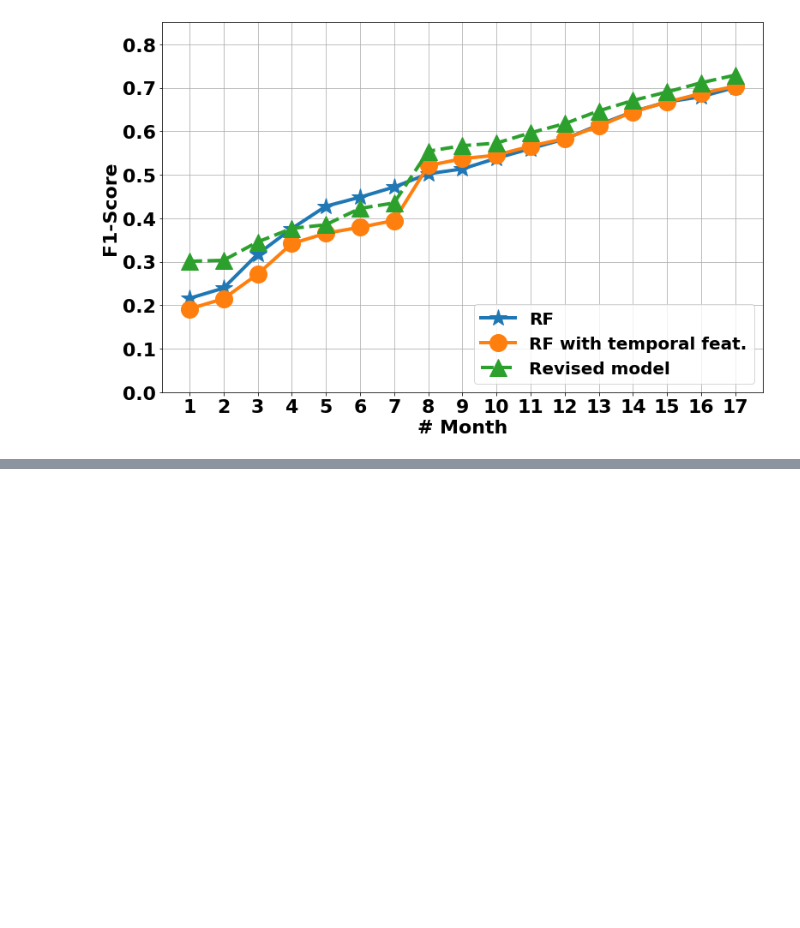
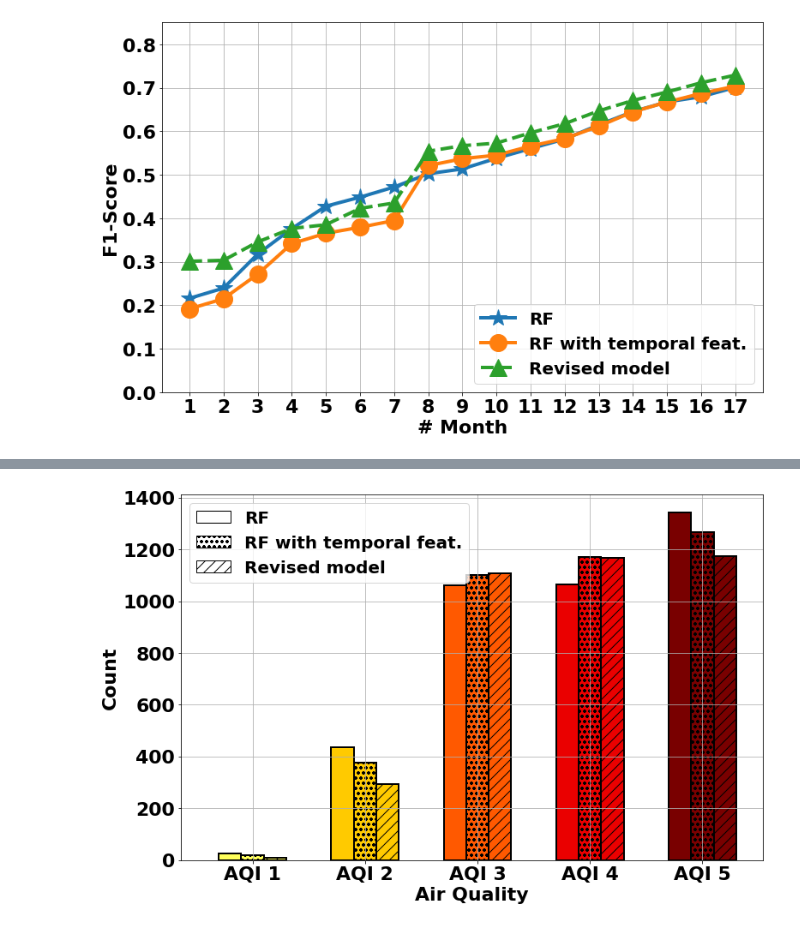
Before and after one commit to prasenjit52282/AQuaMoHo, a Jupyter notebook: plot.ipynb, the cells around one changed output, grey strips where cells are left out. Saved outputs shown, nothing was run; the diff lists cells and outputs as text; code cells hidden in the pictures; blank space fills up the shorter version.

```diff
--- a/plot.ipynb
+++ b/plot.ipynb
@@ -260,0 +454,42 @@ fig.savefig("./logs/figs/delhi_1by1.png")
+# %%
+color_red=sns.color_palette('hot_r',5)
+
+fig, ax = plt.subplots(figsize=figsize)
+#RF OLD
+ax.bar(x=np.array([1,2,3,4,5])-0.2,height=rf_old_conf[3,:],align='center', alpha=1, ecolor='k',
+       capsize=10,color=color_red,
+       width=0.2,ec='k',linewidth=linewidth-2,
+       error_kw =dict(linestyle='-',linewidth=linewidth-1, color='black',markeredgewidth=linewidth-1))
+
+#RF
+ax.bar(x=np.array([1,2,3,4,5]),height=rf_conf[3,:],align='center', alpha=1, ecolor='k',
+       capsize=10,color=color_red,
+       width=0.2,ec='k',linewidth=linewidth-2,hatch='oo',
+       error_kw =dict(linestyle='-',linewidth=linewidth-1, color='black',markeredgewidth=linewidth-1))
+#RNN
+ax.bar(x=np.array([1,2,3,4,5])+0.2,height=rnn_conf[3,:], #GP
+       align='center', alpha=1, ecolor='k',
+       capsize=10,color=color_red,
+       width=0.2,ec='k',linewidth=linewidth-2,hatch='//',
+       error_kw =dict(linestyle='-',linewidth=linewidth-1, color='black',markeredgewidth=linewidth-1))
+
+#ax.set_ylim(0.3,1.0)
+
+ax.set_xlabel("Air Quality",fontsize=fontsize, fontweight='bold')
+ax.set_ylabel("Count",fontsize=fontsize, fontweight='bold')
+
+ax.set_xticks([1,2,3,4,5])
+ax.set_xticklabels([f'AQI {i}' for i in range(1,6)],fontsize=fontsize, fontweight='bold')
+plt.yticks(fontsize=fontsize, fontweight='bold')
+
+#LEGEND######
+plt.bar([1],[0],label='RF',color='white',ec='k')
+plt.bar([1],[0],label='RF with temporal feat.',color='white',ec='k',hatch='oo')
+plt.bar([1],[0],label='Revised model',color='white',ec='k',hatch='//')
+plt.legend(loc='upper left',prop=dict(size=fontsize-2,weight="bold"))
+
+plt.tight_layout()
+plt.grid()
+fig.savefig("./logs/figs/delhi_aqi4_miss.png")
+# %% [output]
+[figure, added]
```
Also changed, not shown: parts of 7 cells of this notebook, 4 other files.
